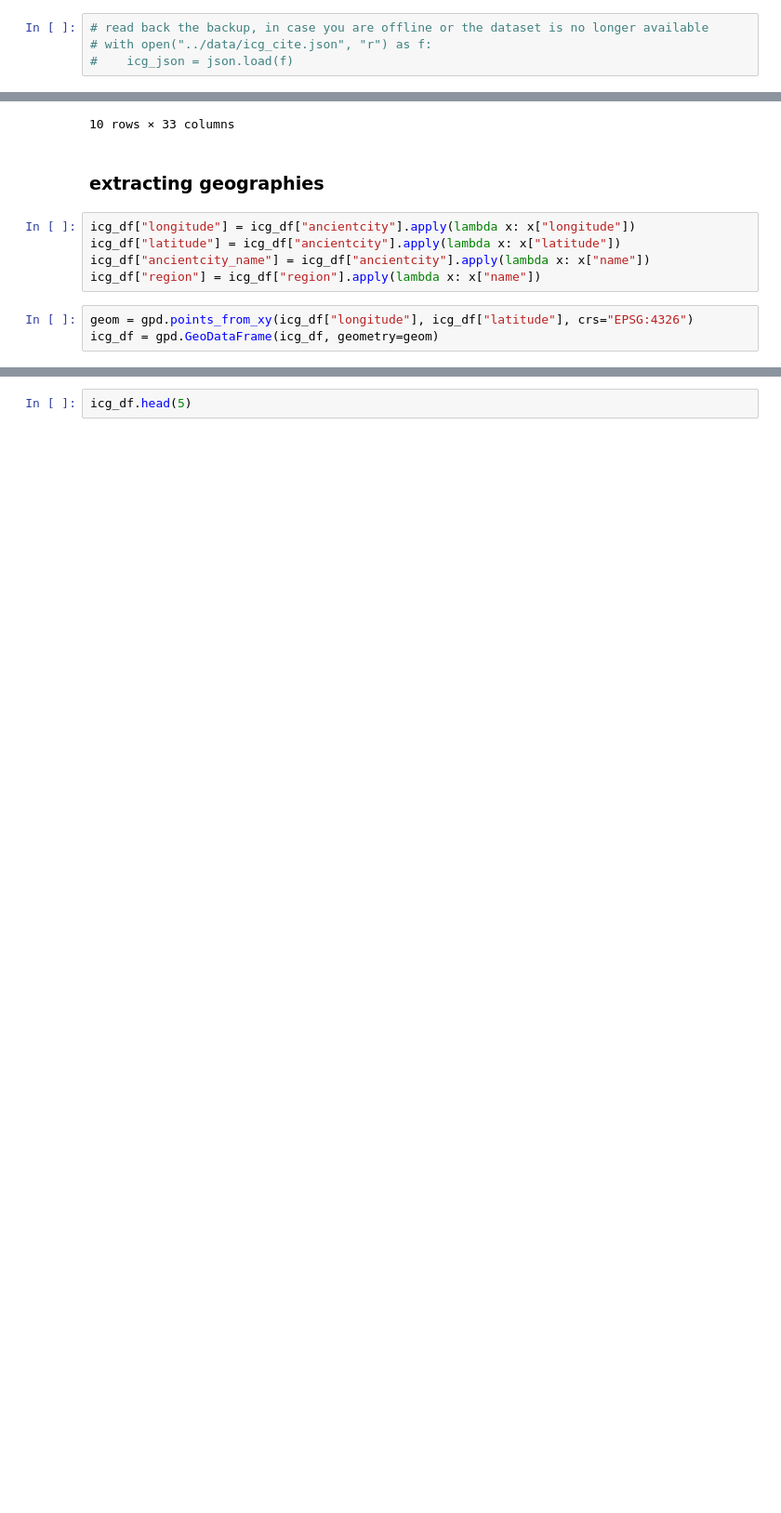
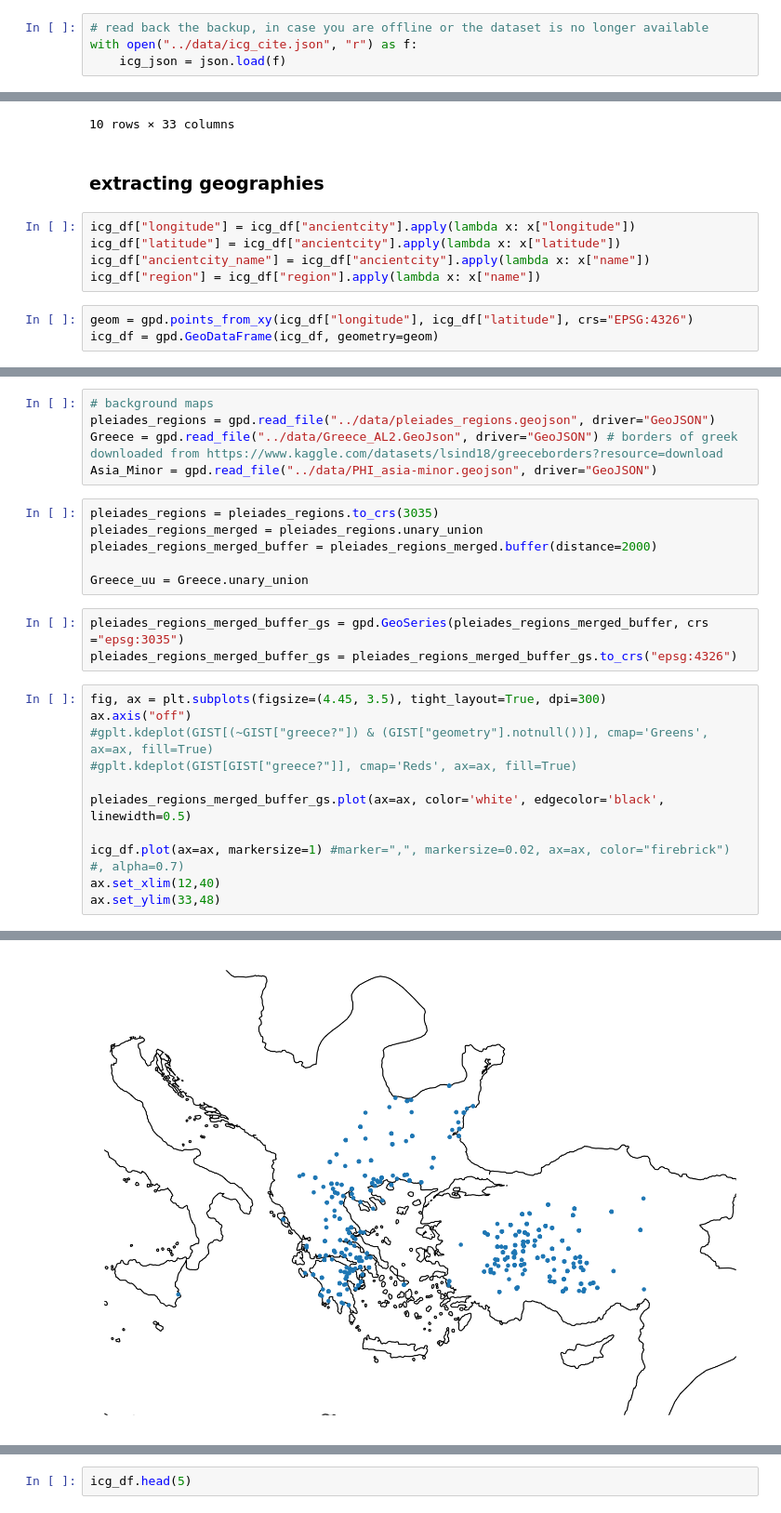
Before and after one commit to CCS-ZCU/QEC, a Jupyter notebook: scripts/1_ICG_ETL.ipynb, the cells around one changed output, grey strips where cells are left out. Shown: that part at 93% size. Saved outputs shown, nothing was run; the diff lists cells and outputs as text; blank space fills up the shorter version.

```diff
--- a/scripts/1_ICG_ETL.ipynb
+++ b/scripts/1_ICG_ETL.ipynb
@@ -18,8 +18,8 @@ icg_json = r.json()
 #    json.dump(icg_json, f)
 # %%
 # read back the backup, in case you are offline or the dataset is no longer available
-# with open("../data/icg_cite.json", "r") as f:
-#    icg_json = json.load(f)
+with open("../data/icg_cite.json", "r") as f:
+    icg_json = json.load(f)
 # %%
 icg_df = pd.DataFrame(icg_json).T
 icg_df.head(10)
@@ -53,0 +49,26 @@ icg_df.plot()
+# %%
+# background maps
+pleiades_regions = gpd.read_file("../data/pleiades_regions.geojson", driver="GeoJSON")
+Greece = gpd.read_file("../data/Greece_AL2.GeoJson", driver="GeoJSON") # borders of greek downloaded from https://www.kaggle.com/datasets/lsind18/greeceborders?resource=download
+Asia_Minor = gpd.read_file("../data/PHI_asia-minor.geojson", driver="GeoJSON")
+# %%
+pleiades_regions = pleiades_regions.to_crs(3035)
+pleiades_regions_merged = pleiades_regions.unary_union
+pleiades_regions_merged_buffer = pleiades_regions_merged.buffer(distance=2000)
+
+Greece_uu = Greece.unary_union
+# %%
+pleiades_regions_merged_buffer_gs = gpd.GeoSeries(pleiades_regions_merged_buffer, crs ="epsg:3035")
+pleiades_regions_merged_buffer_gs = pleiades_regions_merged_buffer_gs.to_crs("epsg:4326")
+# %%
+fig, ax = plt.subplots(figsize=(4.45, 3.5), tight_layout=True, dpi=300)
+ax.axis("off")
+#gplt.kdeplot(GIST[(~GIST["greece?"]) & (GIST["geometry"].notnull())], cmap='Greens', ax=ax, fill=True)
+#gplt.kdeplot(GIST[GIST["greece?"]], cmap='Reds', ax=ax, fill=True)
+
+pleiades_regions_merged_buffer_gs.plot(ax=ax, color='white', edgecolor='black', linewidth=0.5)
+
+icg_df.plot(ax=ax, markersize=1) #marker=",", markersize=0.02, ax=ax, color="firebrick") #, alpha=0.7)
+ax.set_xlim(12,40)
+ax.set_ylim(33,48)
+# %% [output]
@@ -53,0 +76 @@ icg_df.plot()
+[figure, added]
```
Also changed, not shown: parts of 5 cells of this notebook, 5 other files.
